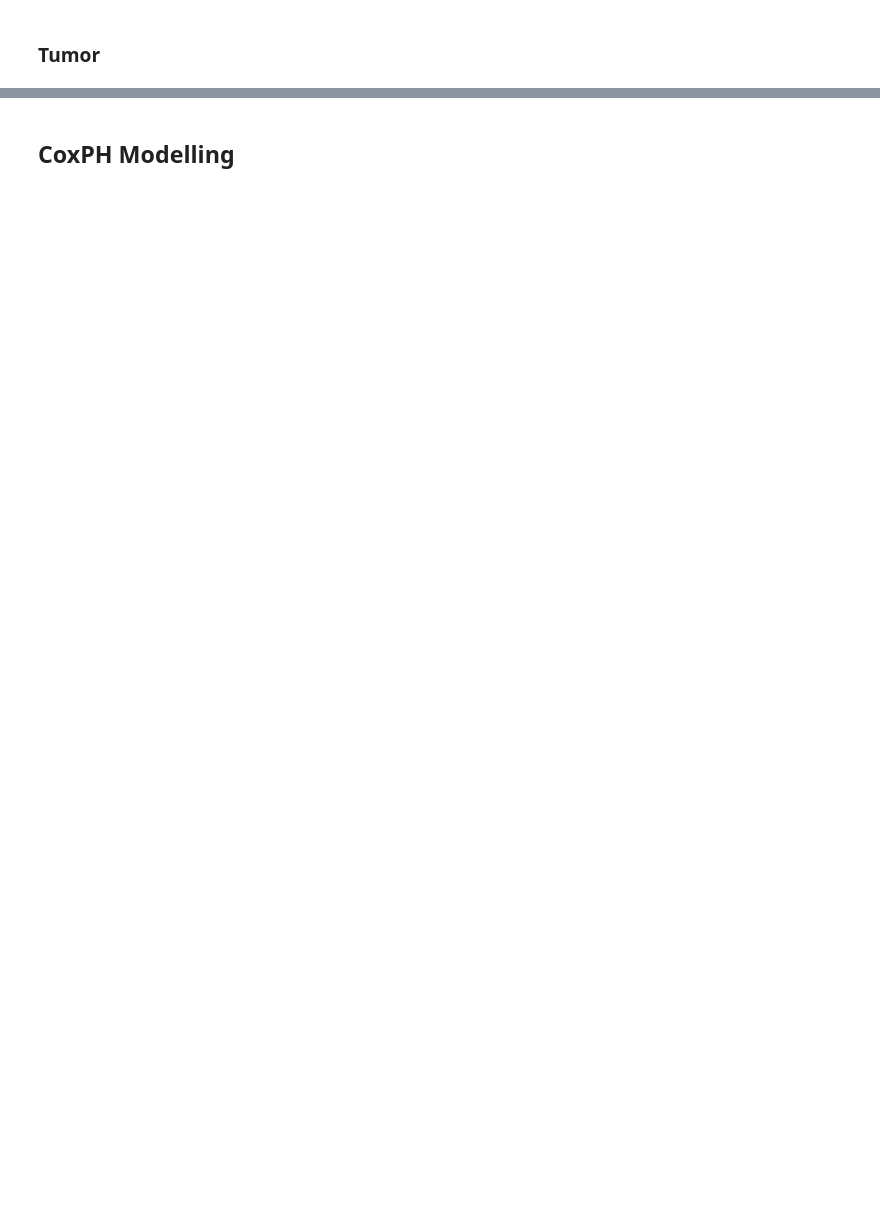
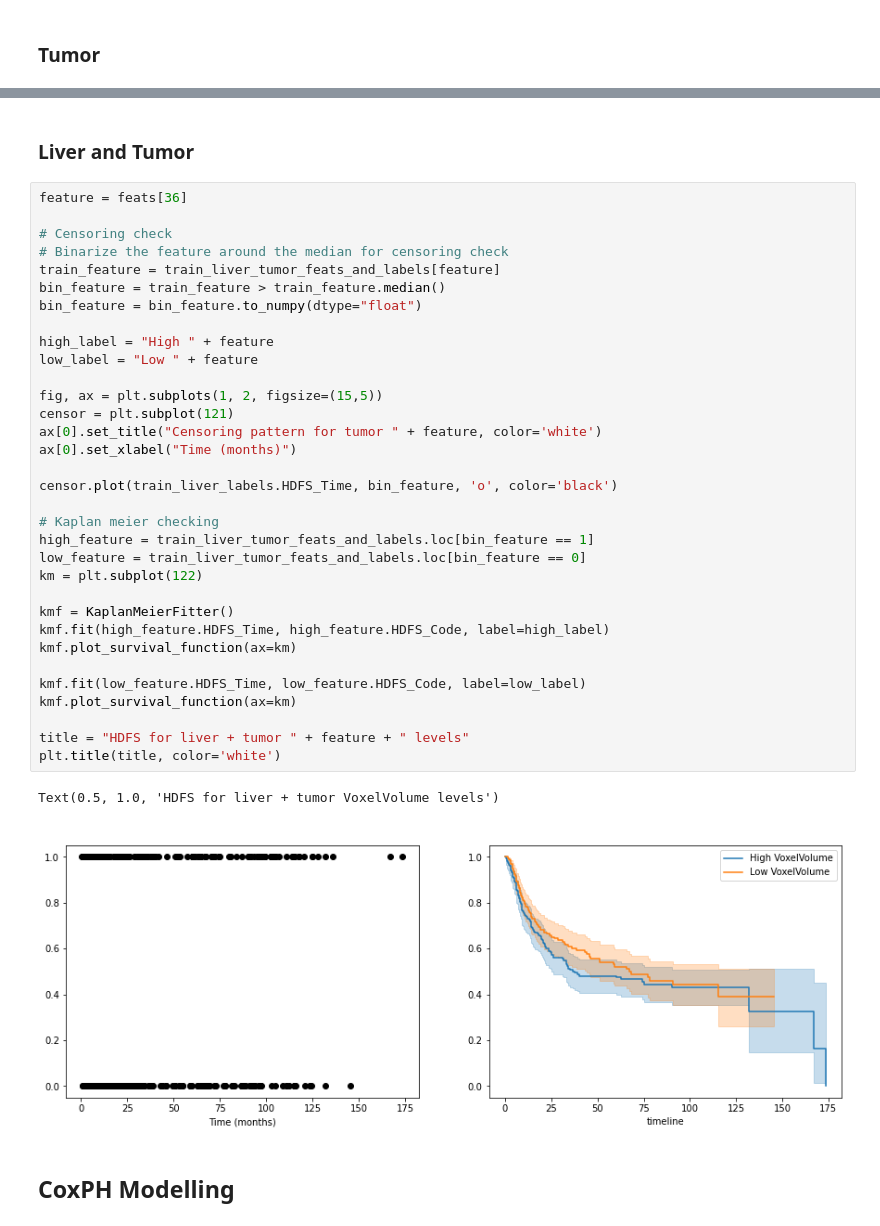
Before and after one commit to strixy16/deep-icc, a Jupyter notebook: data_exploration/linear_CPH.ipynb, the cells around one changed output, grey strips where cells are left out. Saved outputs shown, nothing was run; the diff lists cells and outputs as text; blank space fills up the shorter version.

```diff
--- a/data_exploration/linear_CPH.ipynb
+++ b/data_exploration/linear_CPH.ipynb
@@ -107,2 +133,40 @@ Text(0.5, 1.0, 'HDFS for liver Kurtosis levels')
+# %% [markdown]
+### Liver and Tumor
+# %%
+feature = feats[36]
+
+# Censoring check
+# Binarize the feature around the median for censoring check
+train_feature = train_liver_tumor_feats_and_labels[feature]
+bin_feature = train_feature > train_feature.median()
+bin_feature = bin_feature.to_numpy(dtype="float")
+
+high_label = "High " + feature
+low_label = "Low " + feature
+
+fig, ax = plt.subplots(1, 2, figsize=(15,5))
+censor = plt.subplot(121)
+ax[0].set_title("Censoring pattern for tumor " + feature, color='white')
+ax[0].set_xlabel("Time (months)")
+
+censor.plot(train_liver_labels.HDFS_Time, bin_feature, 'o', color='black')
+
+# Kaplan meier checking
+high_feature = train_liver_tumor_feats_and_labels.loc[bin_feature == 1]
+low_feature = train_liver_tumor_feats_and_labels.loc[bin_feature == 0]
+km = plt.subplot(122)
+
+kmf = KaplanMeierFitter()
+kmf.fit(high_feature.HDFS_Time, high_feature.HDFS_Code, label=high_label)
+kmf.plot_survival_function(ax=km)
+
+kmf.fit(low_feature.HDFS_Time, low_feature.HDFS_Code, label=low_label)
+kmf.plot_survival_function(ax=km)
+
+title = "HDFS for liver + tumor " + feature + " levels"
+plt.title(title, color='white')
+# %% [output]
+Text(0.5, 1.0, 'HDFS for liver + tumor VoxelVolume levels')
+[figure, added]
 # %% [markdown]
 ## CoxPH Modelling
```
Also changed, not shown: parts of 14 cells of this notebook.
